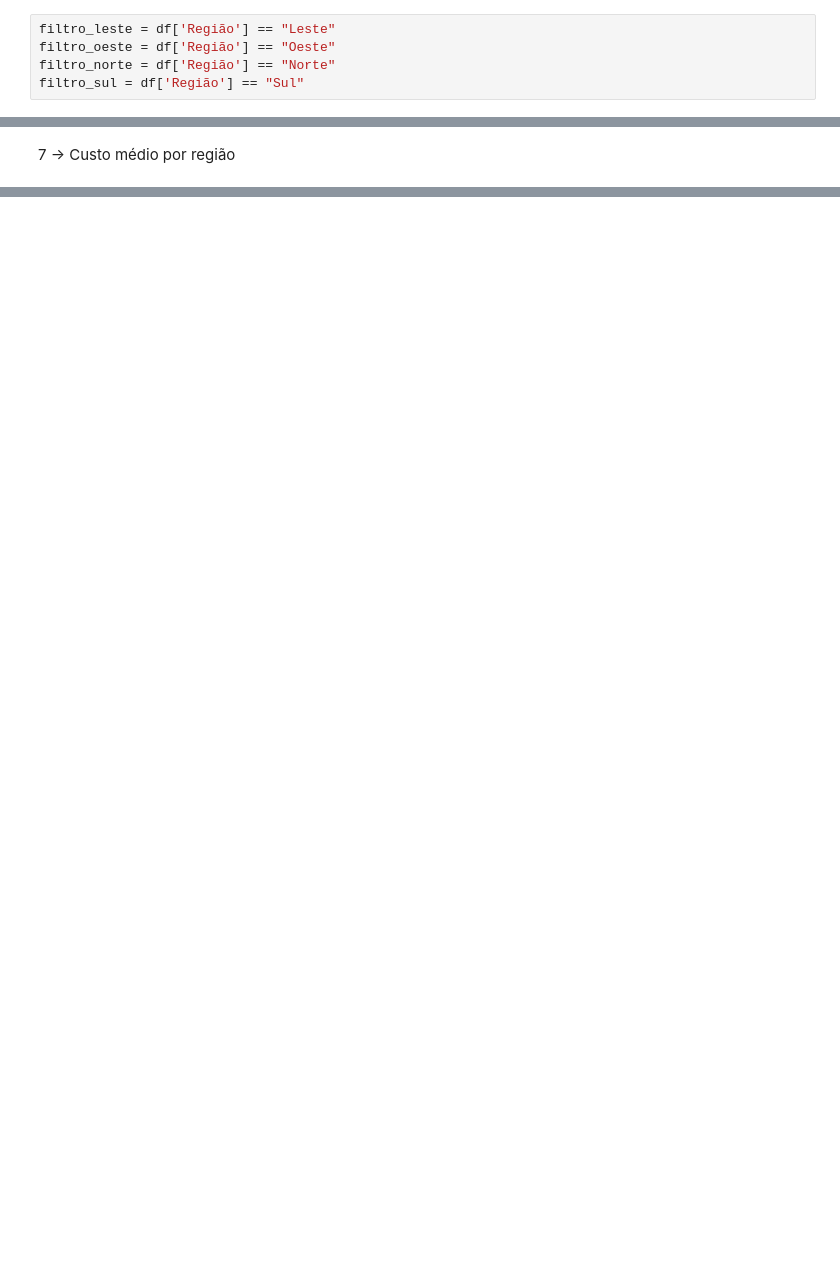
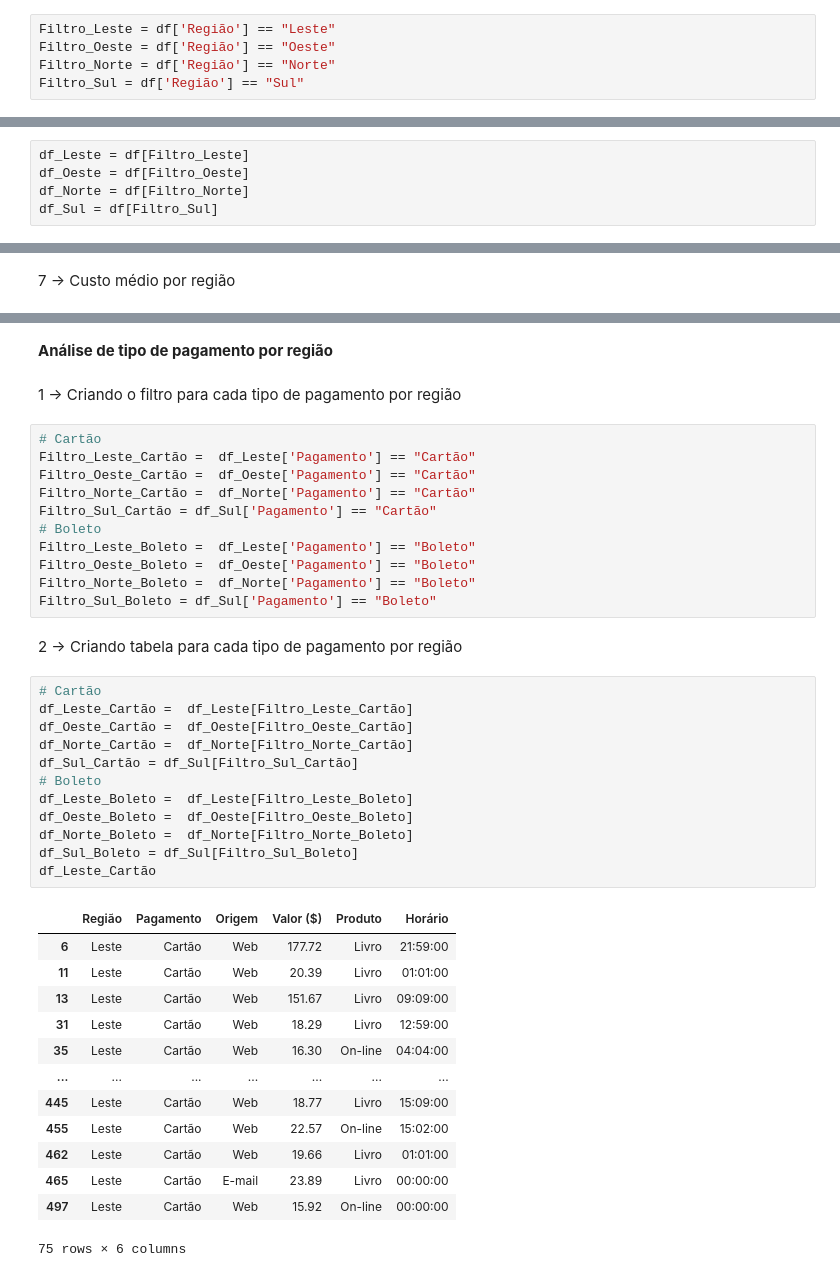
Before and after one commit to minhoca17/Analise, a Jupyter notebook: Análise.ipynb, the cells around one changed output, grey strips where cells are left out. Saved outputs shown, nothing was run; the diff lists cells and outputs as text; blank space fills up the shorter version.

Commit message:
Análise de dados

```diff
--- a/Análise.ipynb
+++ b/Análise.ipynb
@@ -77,6 +77,6 @@ df
 # %%
-filtro_leste = df['Região'] == "Leste"
-filtro_oeste = df['Região'] == "Oeste"
-filtro_norte = df['Região'] == "Norte"
-filtro_sul = df['Região'] == "Sul"
+Filtro_Leste = df['Região'] == "Leste"
+Filtro_Oeste = df['Região'] == "Oeste"
+Filtro_Norte = df['Região'] == "Norte"
+Filtro_Sul = df['Região'] == "Sul"
 # %% [markdown]
@@ -89,3 +84,8 @@ dfsul = df[filtro_sul]
+# %%
+df_Leste = df[Filtro_Leste]
+df_Oeste = df[Filtro_Oeste]
+df_Norte = df[Filtro_Norte]
+df_Sul = df[Filtro_Sul]
 # %% [markdown]
 3 -> Contagem dos pedidos por região
 # %%
@@ -195,0 +196,43 @@ O custo total para região Sul = 42.94
+# %% [markdown]
+**Análise de tipo de pagamento por região**
+# %% [markdown]
+1 ->  Criando o filtro para cada tipo de pagamento por região
+# %%
+# Cartão
+Filtro_Leste_Cartão =  df_Leste['Pagamento'] == "Cartão"
+Filtro_Oeste_Cartão =  df_Oeste['Pagamento'] == "Cartão"
+Filtro_Norte_Cartão =  df_Norte['Pagamento'] == "Cartão"
+Filtro_Sul_Cartão = df_Sul['Pagamento'] == "Cartão"
+# Boleto
+Filtro_Leste_Boleto =  df_Leste['Pagamento'] == "Boleto"
+Filtro_Oeste_Boleto =  df_Oeste['Pagamento'] == "Boleto"
+Filtro_Norte_Boleto =  df_Norte['Pagamento'] == "Boleto"
+Filtro_Sul_Boleto = df_Sul['Pagamento'] == "Boleto"
+# %% [markdown]
+2 -> Criando tabela para cada tipo de pagamento por região
+# %%
+# Cartão
+df_Leste_Cartão =  df_Leste[Filtro_Leste_Cartão]
+df_Oeste_Cartão =  df_Oeste[Filtro_Oeste_Cartão]
+df_Norte_Cartão =  df_Norte[Filtro_Norte_Cartão]
+df_Sul_Cartão = df_Sul[Filtro_Sul_Cartão]
+# Boleto
+df_Leste_Boleto =  df_Leste[Filtro_Leste_Boleto]
+df_Oeste_Boleto =  df_Oeste[Filtro_Oeste_Boleto]
+df_Norte_Boleto =  df_Norte[Filtro_Norte_Boleto]
+df_Sul_Boleto = df_Sul[Filtro_Sul_Boleto]
+df_Leste_Cartão
+# %% [output]
+|  | Região | Pagamento | Origem | Valor ($) | Produto | Horário |
+| 6 | Leste | Cartão | Web | 177.72 | Livro | 21:59:00 |
+| 11 | Leste | Cartão | Web | 20.39 | Livro | 01:01:00 |
+| 13 | Leste | Cartão | Web | 151.67 | Livro | 09:09:00 |
+| 31 | Leste | Cartão | Web | 18.29 | Livro | 12:59:00 |
+| 35 | Leste | Cartão | Web | 16.30 | On-line | 04:04:00 |
+| ... | ... | ... | ... | ... | ... | ... |
+| 445 | Leste | Cartão | Web | 18.77 | Livro | 15:09:00 |
+| 455 | Leste | Cartão | Web | 22.57 | On-line | 15:02:00 |
+| 462 | Leste | Cartão | Web | 19.66 | Livro | 01:01:00 |
+| 465 | Leste | Cartão | E-mail | 23.89 | Livro | 00:00:00 |
+| 497 | Leste | Cartão | Web | 15.92 | On-line | 00:00:00 |
+75 rows × 6 columns
```
Also changed, not shown: parts of 15 cells of this notebook.
